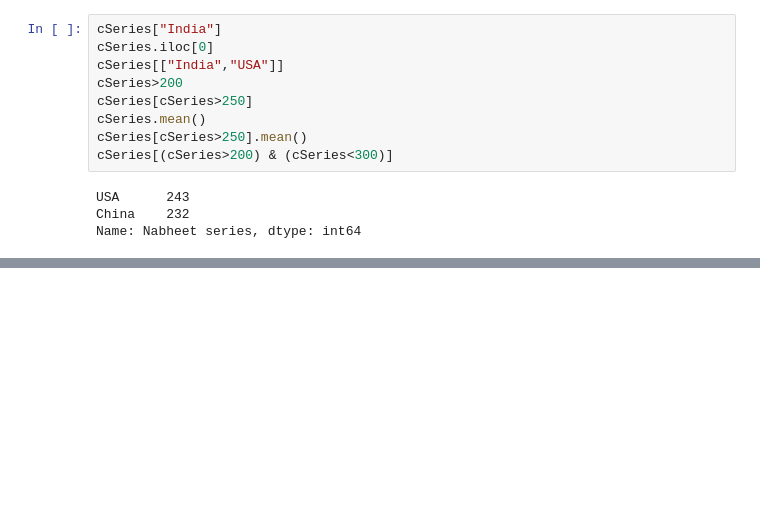
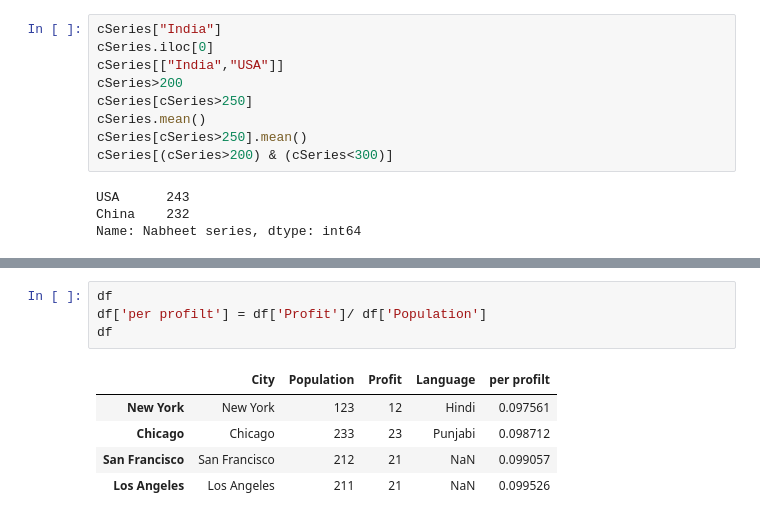
Before and after one commit to NabheetCloud/freeCodeCampSciPython, a Jupyter notebook: DA-Pandas.ipynb, the cells around one changed output, grey strips where cells are left out. Saved outputs shown, nothing was run; the diff lists cells and outputs as text; blank space fills up the shorter version.

```diff
--- a/DA-Pandas.ipynb
+++ b/DA-Pandas.ipynb
@@ -59,0 +84,10 @@ Name: Chicago, dtype: object
+# %%
+df
+df['per profilt'] = df['Profit']/ df['Population']
+df
+# %% [output]
+|  | City | Population | Profit | Language | per profilt |
+| New York | New York | 123 | 12 | Hindi | 0.097561 |
+| Chicago | Chicago | 233 | 23 | Punjabi | 0.098712 |
+| San Francisco | San Francisco | 212 | 21 | NaN | 0.099057 |
+| Los Angeles | Los Angeles | 211 | 21 | NaN | 0.099526 |
```
Also changed, not shown: parts of 10 cells of this notebook, 2 other files.
